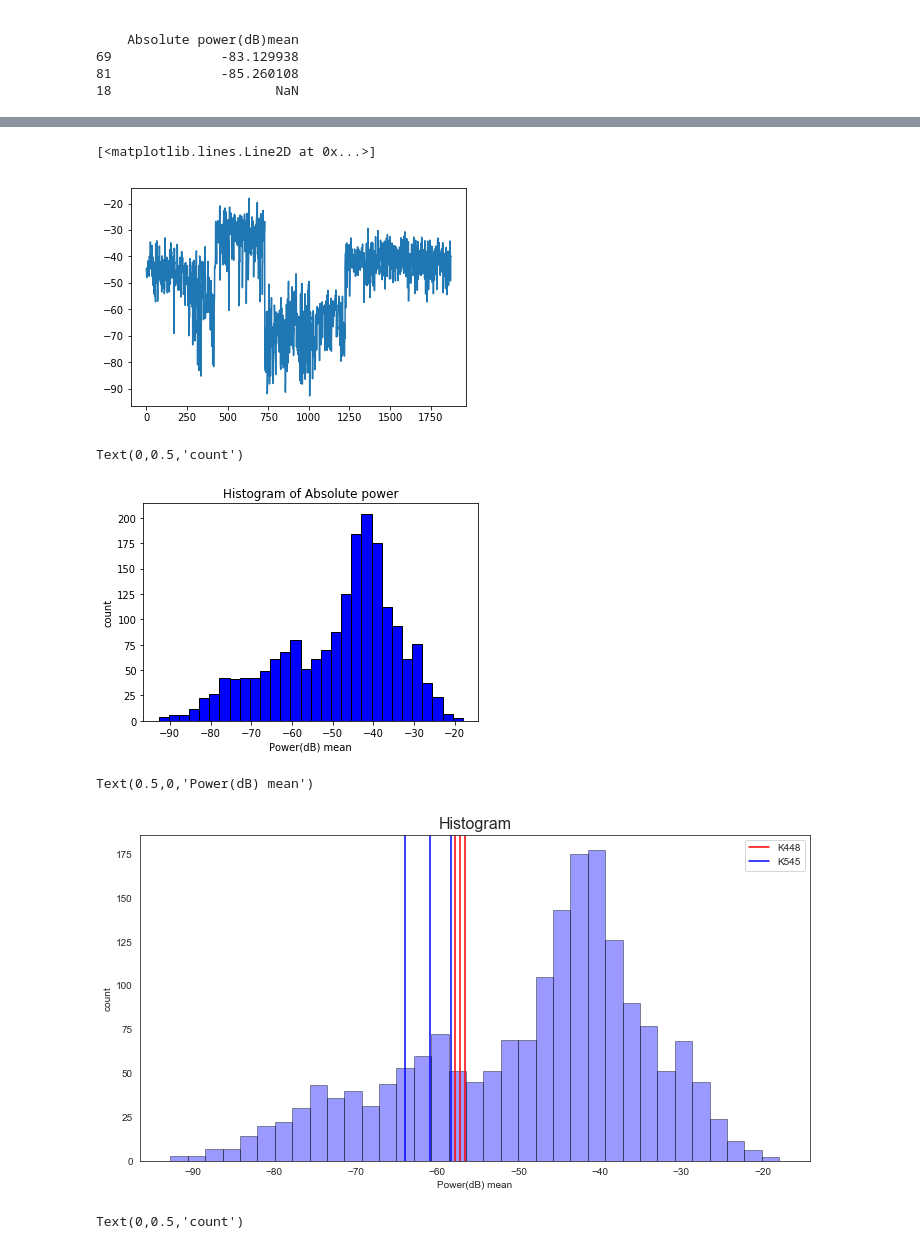
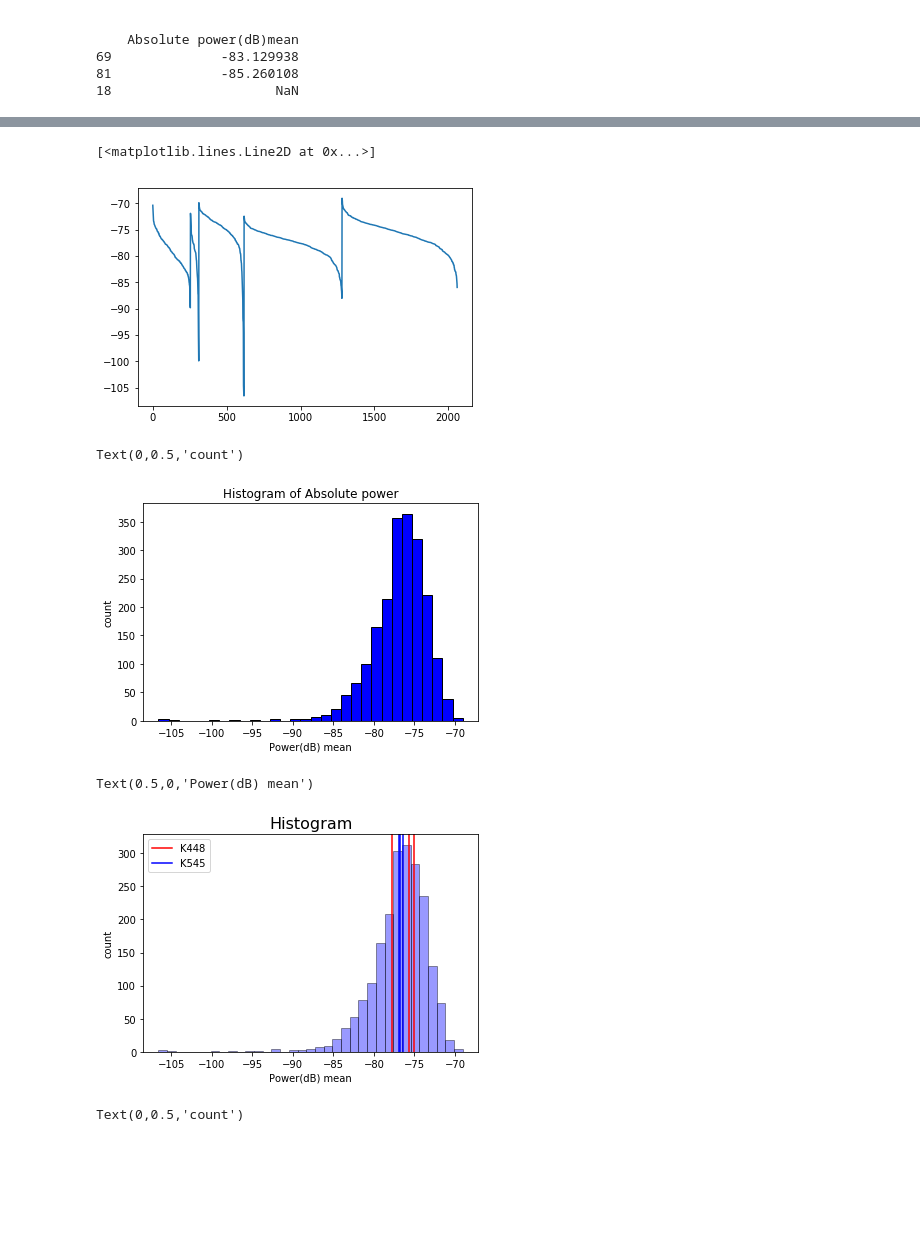
Before and after one commit to bregmanstudio/MusicAM, a Jupyter notebook: MusicAM_Harmonics.ipynb, the cells around one changed output, grey strips where cells are left out. Drawn from its saved outputs; the diff is of its cells as text; code cells hidden in the pictures; blank space fills up the shorter version.

```diff
--- a/MusicAM_Harmonics.ipynb
+++ b/MusicAM_Harmonics.ipynb
@@ -668,14 +624,14 @@ sample_df_nw = df_nw
 #sample_df_nw = random.sample(the_list, 60)
 # %%
 # combining music pieces from all genres
-df = df_cc.append(df_amb, ignore_index=True)
-df = df.append(df_nw,ignore_index=True)
+df = df_cc.append(df_nw, ignore_index=True)
+#df = df.append(df_amb,ignore_index=True)
 df = df.append(df_hm,ignore_index=True)
 df = df.append(df_class,ignore_index=True)
 df = df.append(df_rnr,ignore_index=True)
 
-sample_df = df_cc.append(sample_df_amb, ignore_index=True)
-sample_df = df.append(sample_df_nw,ignore_index=True)
+sample_df = df_cc.append(sample_df_nw, ignore_index=True)
+#sample_df = df.append(sample_df_amb,ignore_index=True)
 sample_df = df.append(sample_df_hm,ignore_index=True)
 sample_df = df.append(sample_df_class,ignore_index=True)
 sample_df = df.append(sample_df_rnr,ignore_index=True)
@@ -688,7 +644,7 @@ plot(sample_df.values[:,2])
 plot(df.values[:,2])
 # %% [output]
 [<matplotlib.lines.Line2D at 0x...>]
-[figure, old version]
+[figure, new version]
 # %%
 plt.hist(df['Absolute power(dB)mean'], color = 'blue', edgecolor = 'black', bins=30)
 # Add labels
@@ -697,24 +653,24 @@ plt.xlabel('Power(dB) mean')
 plt.ylabel('count')
 # %% [output]
 Text(0,0.5,'count')
-[figure, old version]
+[figure, new version]
 # %%
 # seaborn histogram
 sns.distplot(df['Absolute power(dB)mean'].dropna(), hist=True, kde=False, bins=35, color = 'blue',
              hist_kws={'edgecolor':'black'})
-plt.axvline(x=-57.77, color='red', label='K448')
-plt.axvline(x=-57.19, color='red')
-plt.axvline(x=-56.54, color='red')
-plt.axvline(x=-63.99, color='blue', label='K545')
-plt.axvline(x=-60.88, color='blue')
-plt.axvline(x=-58.36, color='blue')
+plt.axvline(x=-75.68, color='red', label='K448')
+plt.axvline(x=-75.102, color='red')
+plt.axvline(x=-77.79, color='red')
+plt.axvline(x=-76.79, color='blue', label='K545')
+plt.axvline(x=-76.90, color='blue')
+plt.axvline(x=-76.46, color='blue')
 plt.legend()
 plt.title('Histogram', fontsize=16)
 plt.ylabel('count')
 plt.xlabel('Power(dB) mean')
 # %% [output]
 Text(0.5,0,'Power(dB) mean')
-[figure, old version]
+[figure, new version]
 # %%
 # matplotlib histogram
 plt.hist(df['Absolute power(dB)mean'].dropna(), color = 'blue', edgecolor = 'black', bins=30)
```
Also changed, not shown: parts of 14 cells of this notebook.
